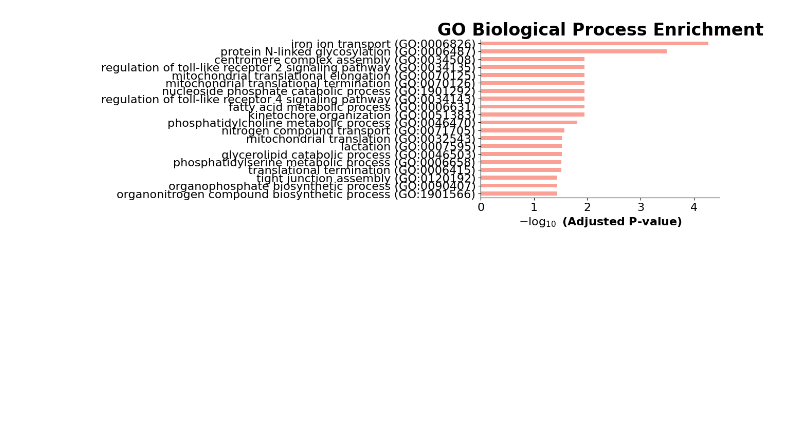
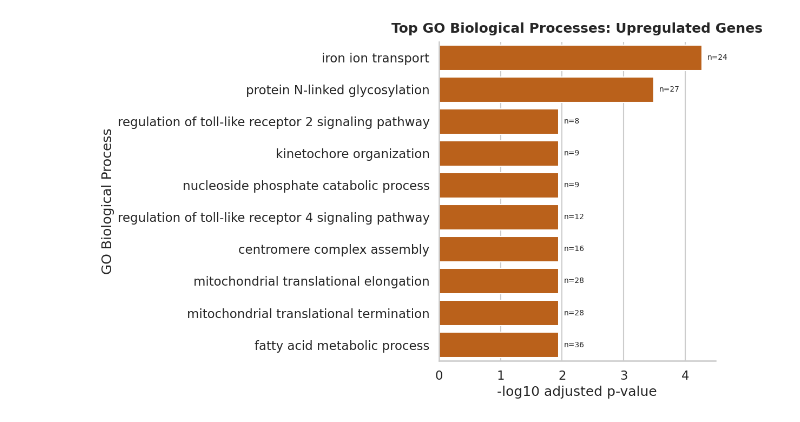
Before and after one commit to RongMonica/RNAseq_pipeline, a Jupyter notebook: scripts/05_functional_enrichment.ipynb, the cells around one changed output. Drawn from its saved outputs; the diff is of its cells as text; code cells hidden in the pictures; blank space fills up the shorter version.

Commit message:
Add GO enrichment analysis

```diff
--- a/scripts/05_functional_enrichment.ipynb
+++ b/scripts/05_functional_enrichment.ipynb
@@ -12,34 +12,106 @@ import gseapy as gp
 # GO and KEGG pathway enrichment analysis using gseapy
 project_dir = Path.cwd().parent
 deg_matrix = pd.read_csv(project_dir / "quants" / "GSE60450_deseq2_results.csv", index_col=0)
 
 # Filter gene list for GO/KEGG analysisbased on adjusted p-value and log2 fold change
 deg_significant_matrix_up = deg_matrix[(deg_matrix["padj"] < 0.05) & (deg_matrix["log2FoldChange"] > 1)].copy()
 gene_list_up = deg_significant_matrix_up["gene_name"].dropna().astype(str).drop_duplicates().tolist()
 deg_significant_matrix_down = deg_matrix[(deg_matrix["padj"] < 0.05) & (deg_matrix["log2FoldChange"] < -1)].copy()
 gene_list_down = deg_significant_matrix_down["gene_name"].dropna().astype(str).drop_duplicates().tolist()
 
 
 # Perform GO enrichment analysis for upregulated genes
 go_enrichment_up = gp.enrichr(
     gene_list=gene_list_up,
     gene_sets="GO_Biological_Process_2021",   # for human use "GO_Biological_Process_2021"
     organism="mouse",
     outdir=str(project_dir / "quants" / "GSE60450_GO"),
     cutoff=0.05
 )
-go_enrichment_up.results.to_csv(project_dir / "quants" / "GSE60450_GO" / "GSE60450_GO_enrichment_up_results.csv", index=False)
+go_up_df = go_enrichment_up.results.copy()
+go_up_df.to_csv(project_dir / "quants" / "GSE60450_GO" / "GSE60450_GO_enrichment_up_results.csv", index=False)
 
 # Perform GO enrichment analysis for downregulated genes
 go_enrichment_down = gp.enrichr(
     gene_list=gene_list_down,
     gene_sets="GO_Biological_Process_2021",   # for human use "GO_Biological_Process_2021"
     organism="mouse",
     outdir=str(project_dir / "quants" / "GSE60450_GO"),
     cutoff=0.05
 )
-go_enrichment_down.results.to_csv(project_dir / "quants" / "GSE60450_GO" / "GSE60450_GO_enrichment_down_results.csv", index=False)
+go_down_df = go_enrichment_down.results.copy()
+go_down_df.to_csv(project_dir / "quants" / "GSE60450_GO" / "GSE60450_GO_enrichment_down_results.csv", index=False)
 
-# plot with matplotlib / seaborn
+# Plot GO enrichment results with matplotlib / seaborn
+sns.set_theme(style="whitegrid", context="talk")
+go_output_dir = project_dir / "quants" / "GSE60450_GO"
+go_output_dir.mkdir(parents=True, exist_ok=True)
+
+def prepare_go_plot_df(results_df, top_n=10):
+    if results_df.empty:
+        return pd.DataFrame()
+
+    plot_df = results_df.copy()
+    plot_df["Adjusted P-value"] = pd.to_numeric(plot_df["Adjusted P-value"], errors="coerce")
+    plot_df["Combined Score"] = pd.to_numeric(plot_df.get("Combined Score"), errors="coerce")
+
+    if "Overlap" in plot_df.columns:
+        plot_df["Gene Count"] = plot_df["Overlap"].str.split("/").str[0].astype(float)
+    else:
+        plot_df["Gene Count"] = np.nan
+
+    plot_df = plot_df.dropna(subset=["Term", "Adjusted P-value"])
+    plot_df = plot_df[plot_df["Adjusted P-value"] > 0].copy()
+    plot_df = plot_df.sort_values(["Adjusted P-value", "Combined Score"], ascending=[True, False]).head(top_n).copy()
+    plot_df["-log10(adj p-value)"] = -np.log10(plot_df["Adjusted P-value"])
+    plot_df["Term"] = plot_df["Term"].str.replace(r" \(GO:\d+\)$", "", regex=True)
+
+    return plot_df.sort_values("-log10(adj p-value)", ascending=False)
+
+def plot_go_barplot(results_df, title, color, output_path, top_n=10):
+    plot_df = prepare_go_plot_df(results_df, top_n=top_n)
+
+    if plot_df.empty:
+        print(f"No GO terms passed filtering for {title}.")
+        return
+
+    fig_height = max(4, 0.6 * len(plot_df) + 1.5)
+    fig, ax = plt.subplots(figsize=(12, fig_height))
+    sns.barplot(data=plot_df, x="-log10(adj p-value)", y="Term", color=color, ax=ax)
+
+    ax.set_title(title, pad=12, weight="bold")
+    ax.set_xlabel("-log10 adjusted p-value")
+    ax.set_ylabel("GO Biological Process")
+    ax.spines[["top", "right"]].set_visible(False)
+
+    if plot_df["Gene Count"].notna().any():
+        x_offset = plot_df["-log10(adj p-value)"].max() * 0.02
+        for patch, gene_count in zip(ax.patches, plot_df["Gene Count"]):
+            if pd.notna(gene_count):
+                ax.text(
+                    patch.get_width() + x_offset,
+                    patch.get_y() + patch.get_height() / 2,
+                    f"n={int(gene_count)}",
+                    va="center",
+                    fontsize=10,
+                )
+
+    plt.tight_layout()
+    fig.savefig(output_path, dpi=300, bbox_inches="tight")
+    plt.show()
+
+plot_go_barplot(
+    go_up_df,
+    title="Top GO Biological Processes: Upregulated Genes",
+    color="#D55E00",
+    output_path=go_output_dir / "GSE60450_GO_up_barplot.png",
+)
+
+plot_go_barplot(
+    go_down_df,
+    title="Top GO Biological Processes: Downregulated Genes",
+    color="#0072B2",
+    output_path=go_output_dir / "GSE60450_GO_down_barplot.png",
+)
 # %% [output]
-[figure, old version]
+[figure, new version]
```
Also changed, not shown: parts of 1 cell of this notebook, 5 other files.
